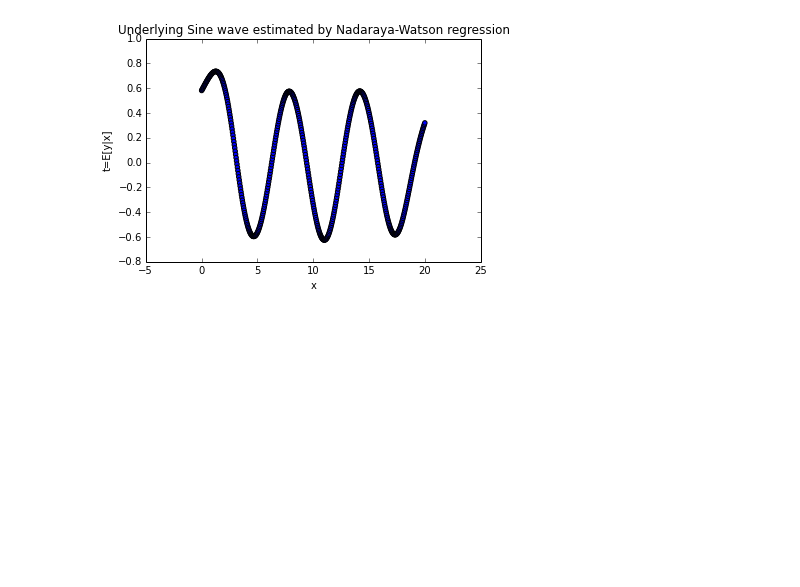
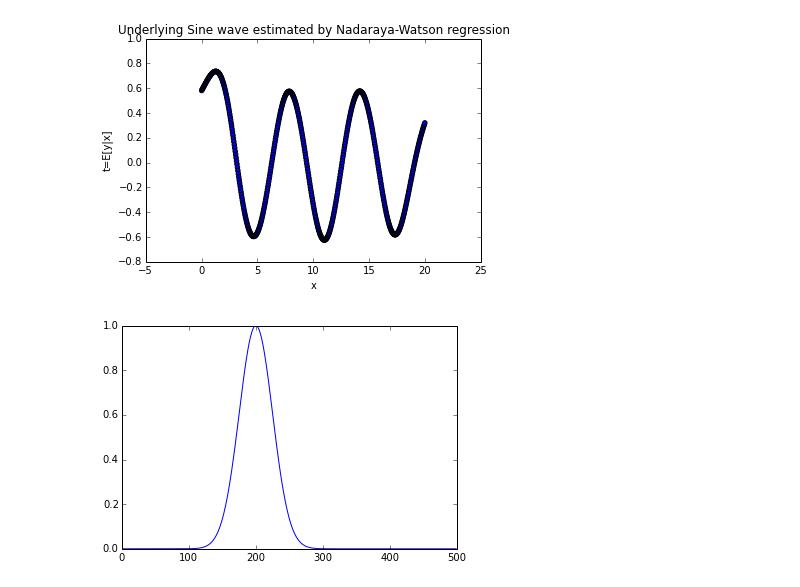
Before and after one commit to aanchan/examples, a Jupyter notebook: kernelRegressionSine.ipynb, the cells around one changed output. Saved outputs shown, nothing was run; the diff lists cells and outputs as text; code cells hidden in the pictures; blank space fills up the shorter version.

```diff
--- a/kernelRegressionSine.ipynb
+++ b/kernelRegressionSine.ipynb
@@ -55,3 +57,10 @@ plt.title('Underlying Sine wave estimated by Nadaraya-Watson regression')
 plt.show()
 # %% [output]
 [figure]
+# %%
+x0=x[200]
+gex=np.exp(-(x-x0)**2/(2*sigma**2))
+plt.plot(gex)
+plt.show()
+# %% [output]
+[figure, added]
```
Also changed, not shown: parts of 2 cells of this notebook, 1 other file.
